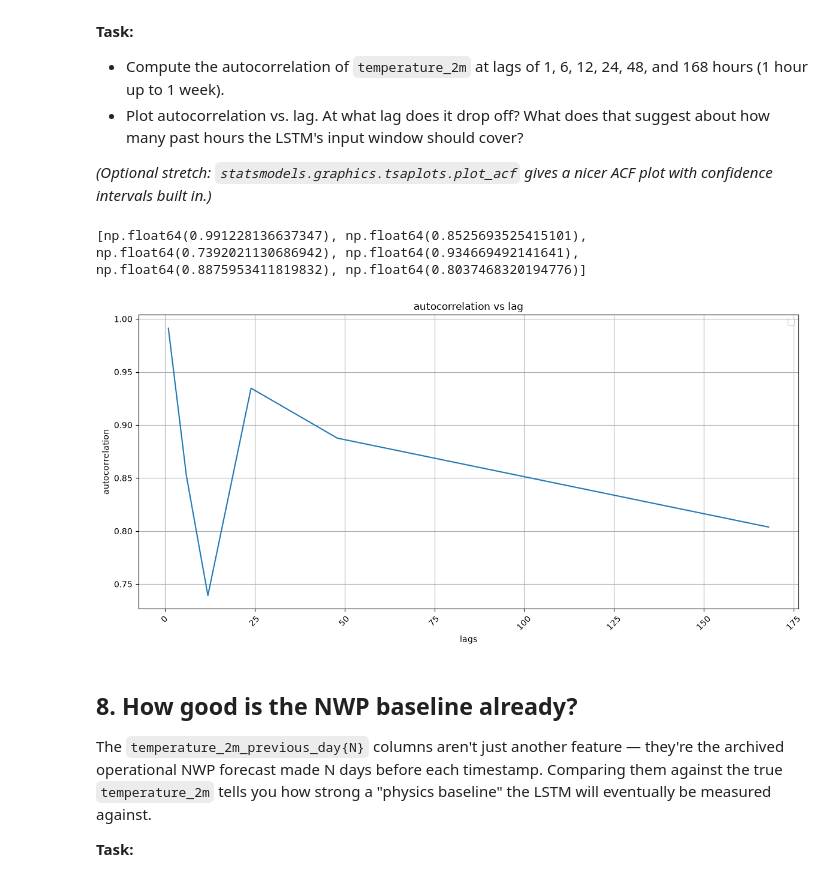
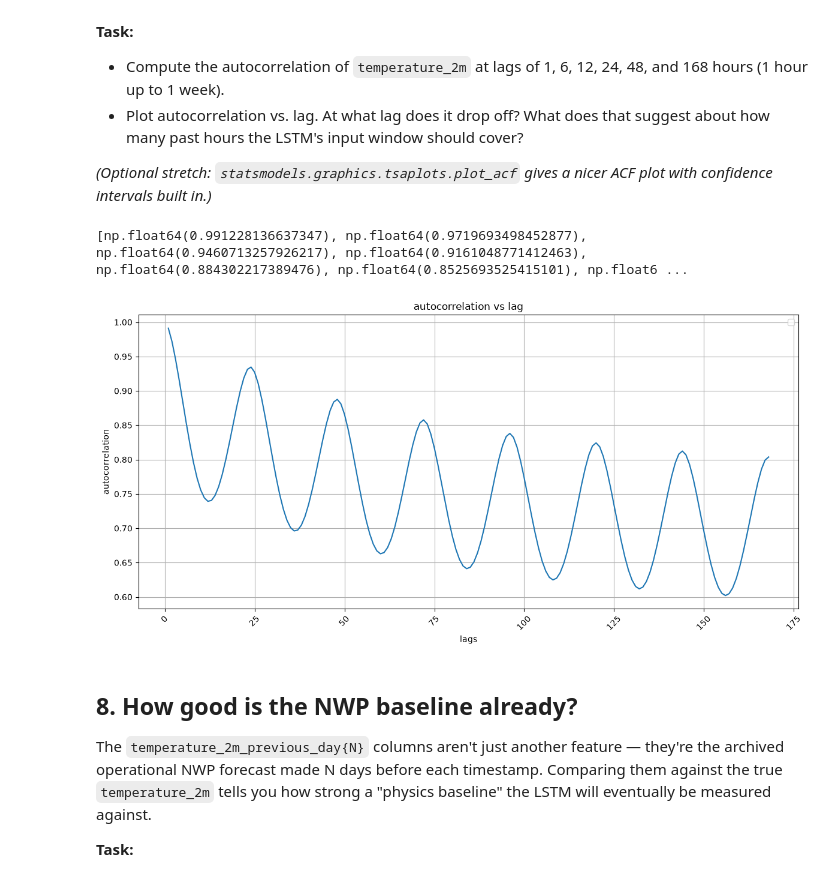
Before and after one commit to matejvu/TemperatureForecasting, a Jupyter notebook: notebooks/feature_exploration.ipynb, the cells around one changed output. Saved outputs shown, nothing was run; the diff lists cells and outputs as text; code cells hidden in the pictures.

```diff
--- a/notebooks/feature_exploration.ipynb
+++ b/notebooks/feature_exploration.ipynb
@@ -330,40 +330,42 @@ nicer ACF plot with confidence intervals built in.)*
 # %%
 temp=df["temperature_2m"]
 lags=[1,6,12,24,48,168]
+
+lags = [i+1 for i in range(168)]
 
 autocorrelation=[]
 
 for lag in lags:
     vrednost=temp.autocorr(lag=lag)
     autocorrelation.append(vrednost)
 
 print(autocorrelation)
 
 def plot1(x, y, x1, y1, naziv):
     plt.figure(figsize=(12, 6))
 
     plt.plot(x, y)
 
 
     plt.xlabel(x1)
     plt.ylabel(y1)
     plt.title(naziv)
     plt.legend()
     plt.grid(True)
 
 
     plt.xticks(rotation=45)
     plt.tight_layout()
     plt.show()
 
 
 plot1(lags,autocorrelation, "lags", "autocorrelation", "autocorrelation vs lag")
 
 #smanjuje se do otp 12h i onda opet raste do oko 24h, a zatim se sve vise smanjuje
 #mislim da bi trebalo koristiti podatke do 48 sati unazad, ali nebi bio preveliki problem uzeti i podatke od nedeju dana jer je koeficient oko 80 sto je takodje veliko
 # %% [output]
-[np.float64(0.991228136637347), np.float64(0.8525693525415101), np.float64(0.7392021130686942), np.float64(0.934669492141641), np.float64(0.8875953411819832), np.float64(0.8037468320194776)]
+[np.float64(0.991228136637347), np.float64(0.9719693498452877), np.float64(0.9460713257926217), np.float64(0.9161048771412463), np.float64(0.884302217389476), np.float64(0.8525693525415101), np.float6 ...
-[figure, old version]
+[figure, new version]
 # %% [markdown]
 ## 8. How good is the NWP baseline already?
 
```
Also changed, not shown: parts of 4 cells of this notebook.
